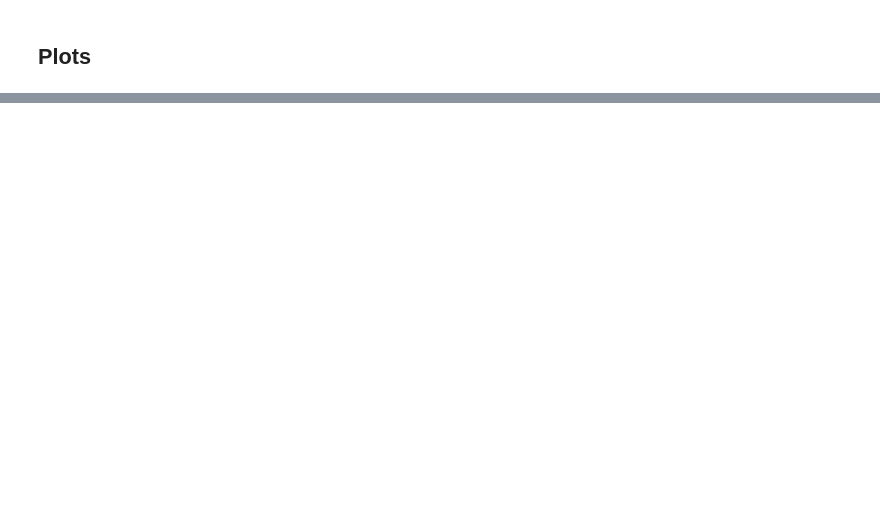
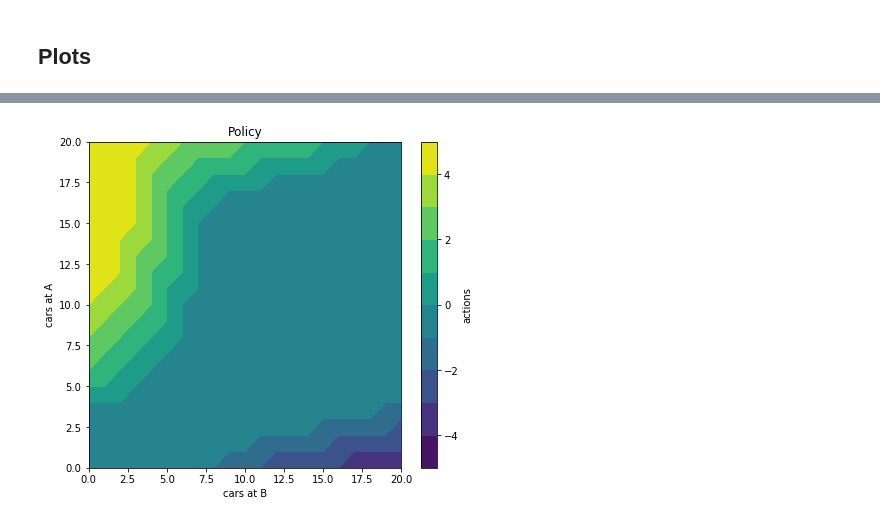
Before and after one commit to marisanest/knowledge-representation, a Jupyter notebook: assignment02/notebooks/main.ipynb, the cells around one changed output, grey strips where cells are left out. Cells and saved outputs as stored; diff of their text form; code cells hidden in the pictures; blank space fills up the shorter version.

```diff
--- a/assignment02/notebooks/main.ipynb
+++ b/assignment02/notebooks/main.ipynb
@@ -36,0 +76,4 @@ p.plot_policy(policy)
+# %%
+mdp.plot_policy()
+# %% [output]
+[figure, added]
```
Also changed, not shown: parts of 21 cells of this notebook, 1 other file.
